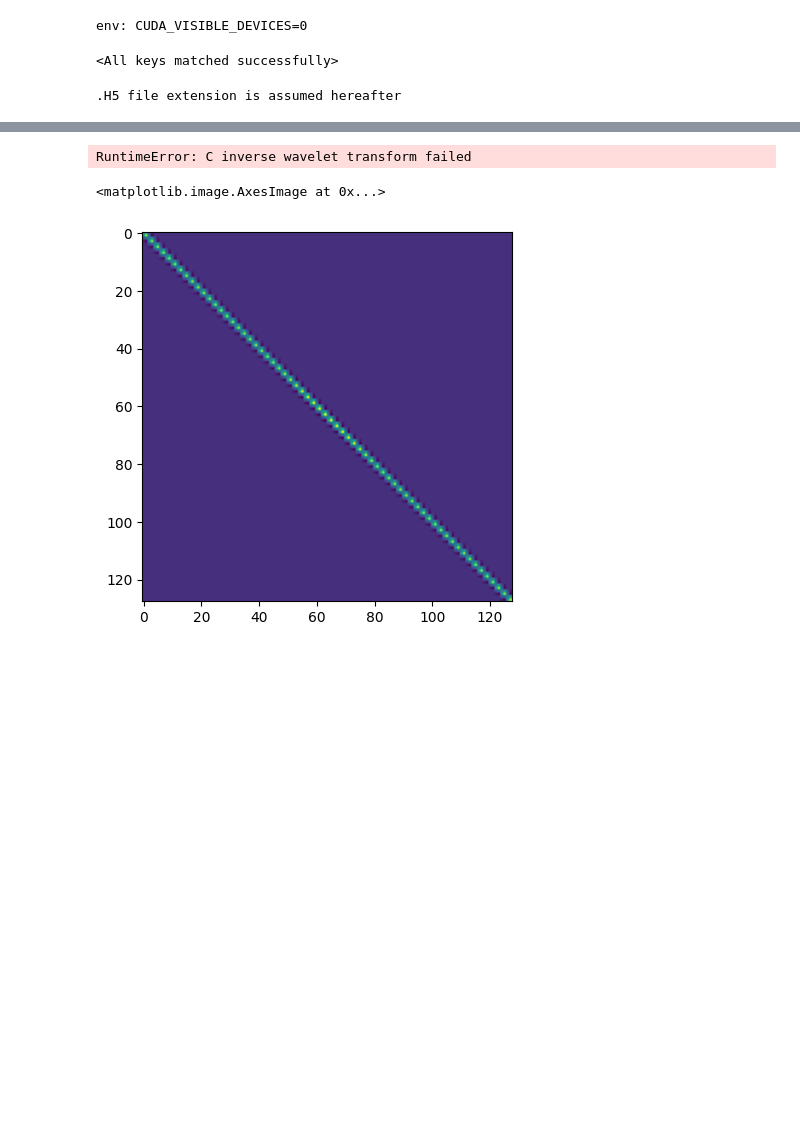
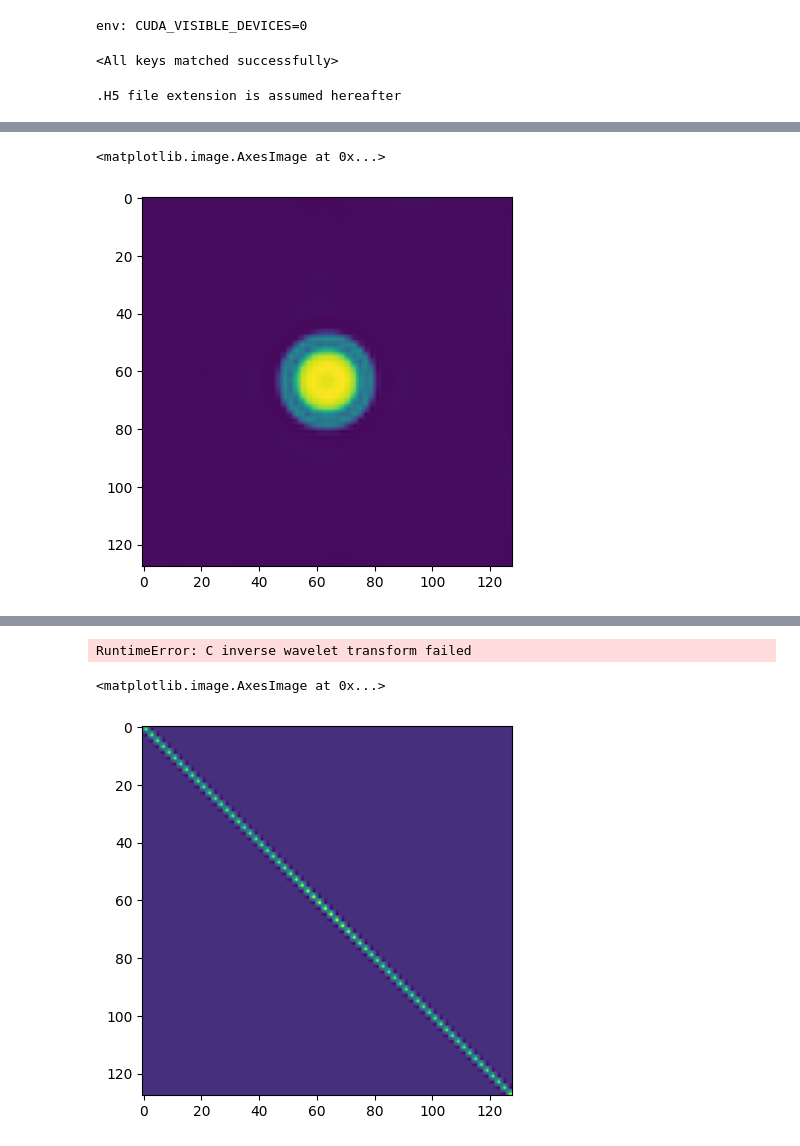
Before and after one commit to yashpatel5400/fpo, a Jupyter notebook: scratch/wavelet.ipynb, the cells around one changed output, grey strips where cells are left out. Cells and saved outputs as stored; diff of their text form; code cells hidden in the pictures; blank space fills up the shorter version.

```diff
--- a/scratch/wavelet.ipynb
+++ b/scratch/wavelet.ipynb
@@ -148,0 +166,5 @@ np.sum(np.abs(y - rec_data))
+# %%
+plt.imshow(rec_data)
+# %% [output]
+<matplotlib.image.AxesImage at 0x...>
+[figure, added]
```
Also changed, not shown: parts of 10 cells of this notebook.
